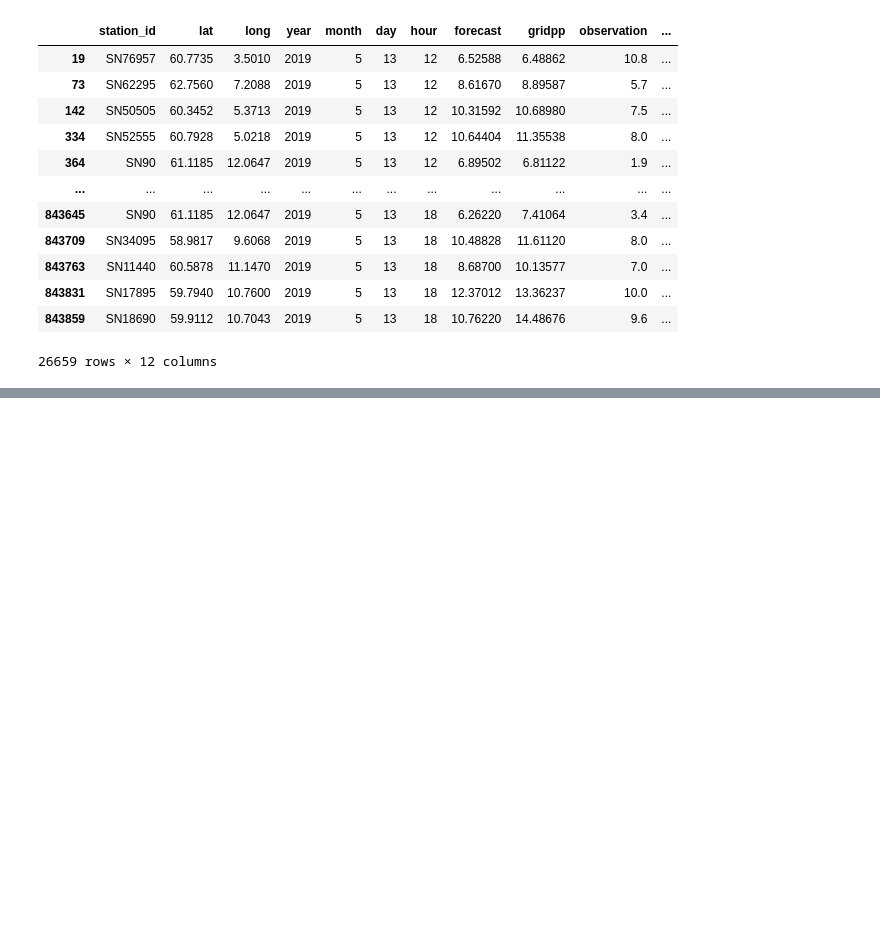
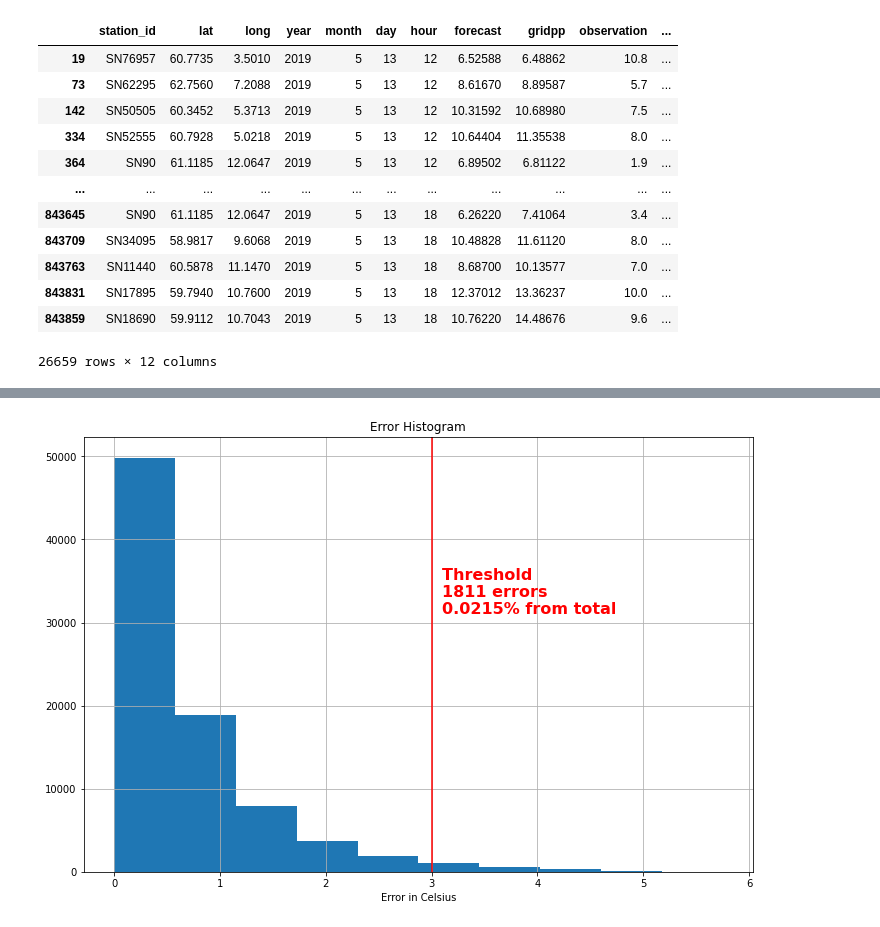
Before and after one commit to garaujo94/msc_postprocessing_weather, a Jupyter notebook: notebooks/EDA.ipynb, the cells around one changed output, grey strips where cells are left out. Saved outputs shown, nothing was run; the diff lists cells and outputs as text; code cells hidden in the pictures; blank space fills up the shorter version.

```diff
--- a/notebooks/EDA.ipynb
+++ b/notebooks/EDA.ipynb
@@ -60,0 +71,2 @@ plt.show()
+# %%
+cnn = pd.read_csv('olhar_aqui_analise_de_erro_limite.csv')
@@ -60,0 +89,22 @@ plt.show()
+# %%
+cnn['error'] = np.sqrt((cnn['prediction'] - cnn['label'])**2)
+# %%
+font = {
+    'color': 'red',
+    'weight': 'bold',
+    'size': 16,
+}
+
+gt3qty = cnn[cnn.error > 3].shape[0]
+gt3p = gt3qty/cnn.shape[0]
+
+plt.figure(figsize=(12,8))
+plt.hist(cnn.error)
+plt.axvline(3, color='red')
+plt.grid()
+plt.title('Error Histogram')
+plt.xlabel('Error in Celsius')
+plt.text(3.1, 31000, f'Threshold \n{gt3qty} errors\n{round(gt3p,4)}% from total', fontdict=font)
+plt.show()
+# %% [output]
+[figure, added]
```
Also changed, not shown: parts of 6 cells of this notebook, 10 other files.
